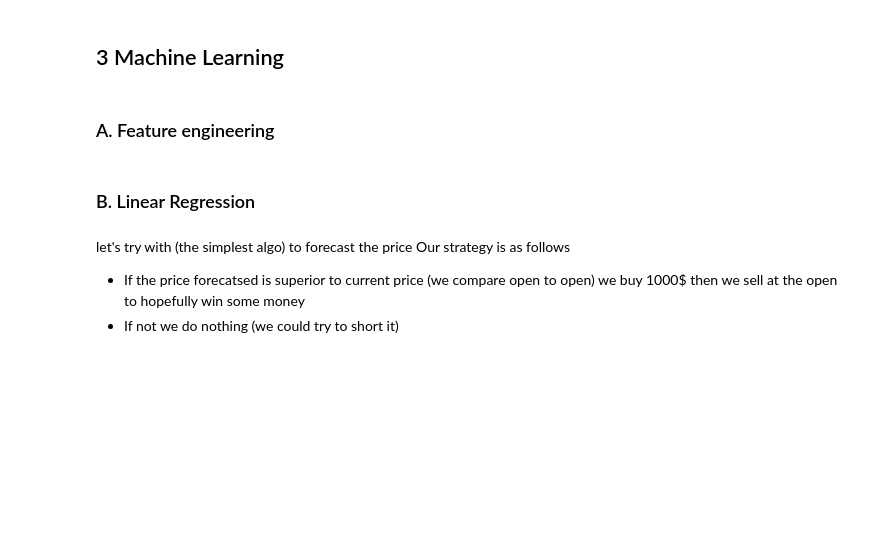
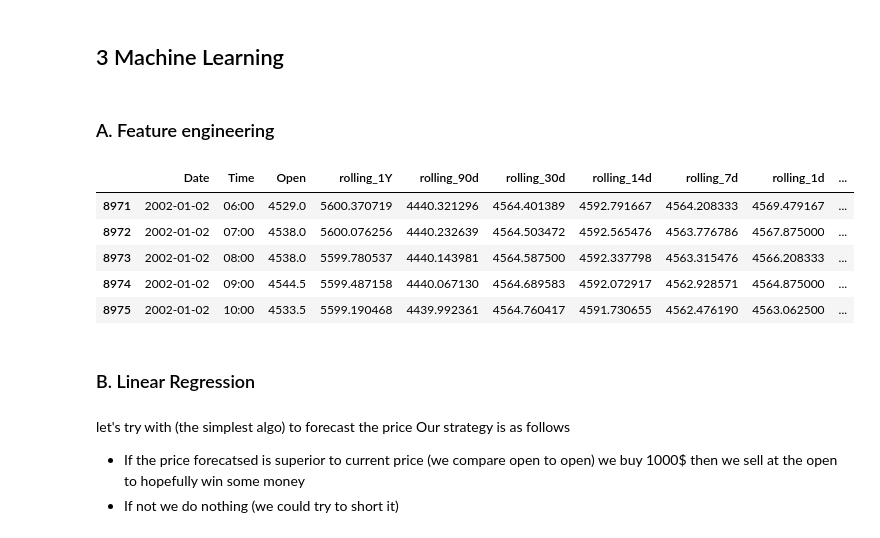
Before and after one commit to AloisECN/SP_Quant_strategies, a Jupyter notebook: main.ipynb, the cells around one changed output. Cells and saved outputs as stored; diff of their text form; code cells hidden in the pictures; blank space fills up the shorter version.

```diff
--- a/main.ipynb
+++ b/main.ipynb
@@ -223,6 +223,15 @@ df_ML = df.copy()
 df_ML = feature_engineering(df_ML)
 
 df_ML = df_ML[df_ML["Date"] >= "01/01/2002"] #to get all the rollings ok
+# %%
+df_ML.head()
+# %% [output]
+|  | Date | Time | Open | rolling_1Y | rolling_90d | rolling_30d | rolling_14d | rolling_7d | rolling_1d | ... |
+| 8971 | 2002-01-02 | 06:00 | 4529.0 | 5600.370719 | 4440.321296 | 4564.401389 | 4592.791667 | 4564.208333 | 4569.479167 | ... |
+| 8972 | 2002-01-02 | 07:00 | 4538.0 | 5600.076256 | 4440.232639 | 4564.503472 | 4592.565476 | 4563.776786 | 4567.875000 | ... |
+| 8973 | 2002-01-02 | 08:00 | 4538.0 | 5599.780537 | 4440.143981 | 4564.587500 | 4592.337798 | 4563.315476 | 4566.208333 | ... |
+| 8974 | 2002-01-02 | 09:00 | 4544.5 | 5599.487158 | 4440.067130 | 4564.689583 | 4592.072917 | 4562.928571 | 4564.875000 | ... |
+| 8975 | 2002-01-02 | 10:00 | 4533.5 | 5599.190468 | 4439.992361 | 4564.760417 | 4591.730655 | 4562.476190 | 4563.062500 | ... |
 # %% [markdown]
 ### B. Linear Regression
 # %% [markdown]
```
Also changed, not shown: parts of 4 cells of this notebook, 1 other file.
